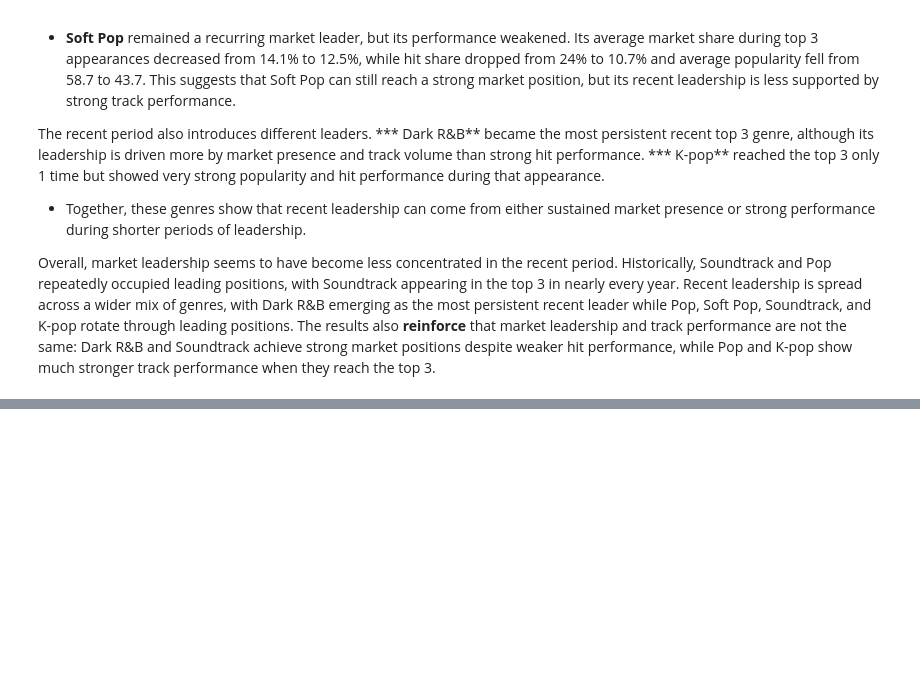
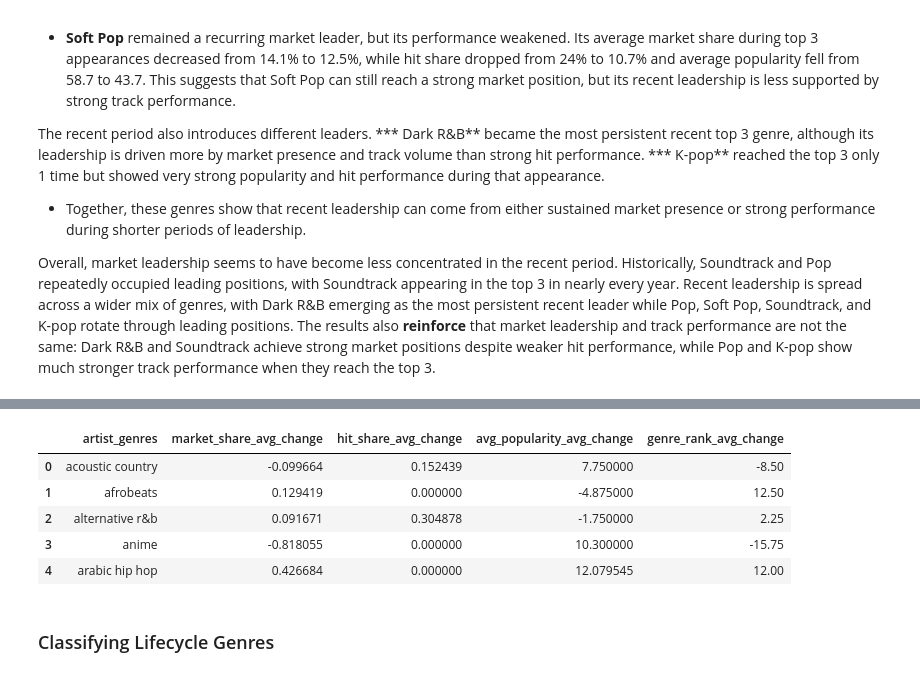
Before and after one commit to jjen1/spotify-music-trends-analysis, a Jupyter notebook: notebooks/02_genre_evolution.ipynb, the cells around one changed output, grey strips where cells are left out. Cells and saved outputs as stored; diff of their text form; code cells hidden in the pictures; blank space fills up the shorter version.

```diff
--- a/notebooks/02_genre_evolution.ipynb
+++ b/notebooks/02_genre_evolution.ipynb
@@ -583,0 +755,23 @@ This section compares historical and recent genre performance to see how the mar
+# %%
+# calculating net change
+genre_endpoints['market_share_net_change'] = (genre_endpoints['last_market_share'] - genre_endpoints['first_market_share'])*100
+genre_endpoints['hit_share_net_change'] = (genre_endpoints['last_hit_share'] - genre_endpoints['first_hit_share'])*100
+genre_endpoints['avg_popularity_net_change'] = (genre_endpoints['last_avg_popularity'] - genre_endpoints['first_avg_popularity'])
+genre_endpoints['genre_rank_net_change'] = (genre_endpoints['first_genre_rank'] - genre_endpoints['last_genre_rank'])
+# %%
+# calculating avg net change
+genre_endpoints['market_share_avg_change'] = (genre_endpoints['market_share_net_change']/genre_endpoints['year_span'])
+genre_endpoints['hit_share_avg_change'] = (genre_endpoints['hit_share_net_change']/genre_endpoints['year_span'])
+genre_endpoints['avg_popularity_avg_change'] = (genre_endpoints['avg_popularity_net_change']/genre_endpoints['year_span'])
+genre_endpoints['genre_rank_avg_change'] = (genre_endpoints['genre_rank_net_change']/genre_endpoints['year_span'])
+# %%
+genre_endpoints[['artist_genres', 'market_share_avg_change', 'hit_share_avg_change', 'avg_popularity_avg_change', 'genre_rank_avg_change']].head()
+# %% [output]
+|  | artist_genres | market_share_avg_change | hit_share_avg_change | avg_popularity_avg_change | genre_rank_avg_change |
+| 0 | acoustic country | -0.099664 | 0.152439 | 7.750000 | -8.50 |
+| 1 | afrobeats | 0.129419 | 0.000000 | -4.875000 | 12.50 |
+| 2 | alternative r&b | 0.091671 | 0.304878 | -1.750000 | 2.25 |
+| 3 | anime | -0.818055 | 0.000000 | 10.300000 | -15.75 |
+| 4 | arabic hip hop | 0.426684 | 0.000000 | 12.079545 | 12.00 |
+# %% [markdown]
+### Classifying Lifecycle Genres
```
Also changed, not shown: parts of 33 cells of this notebook, 2 other files.
